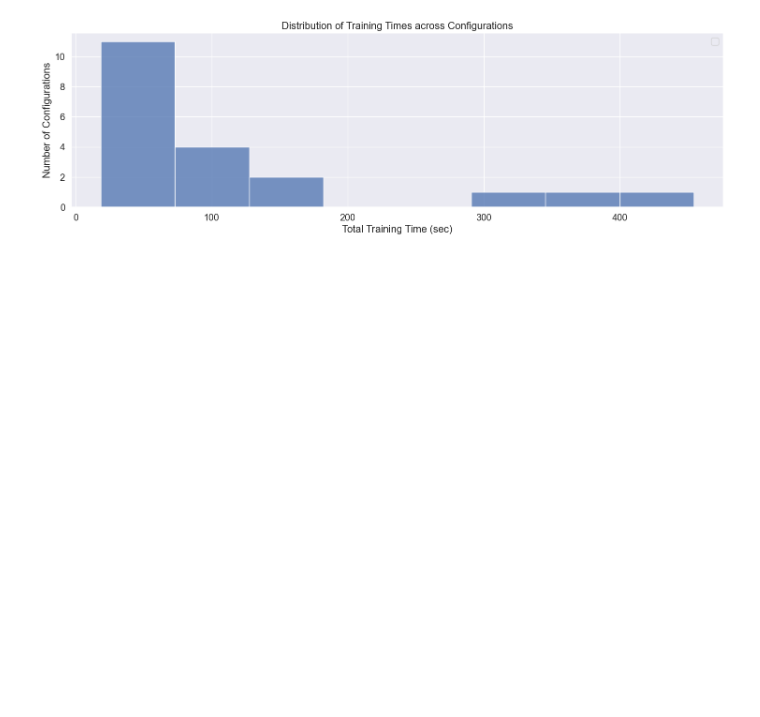
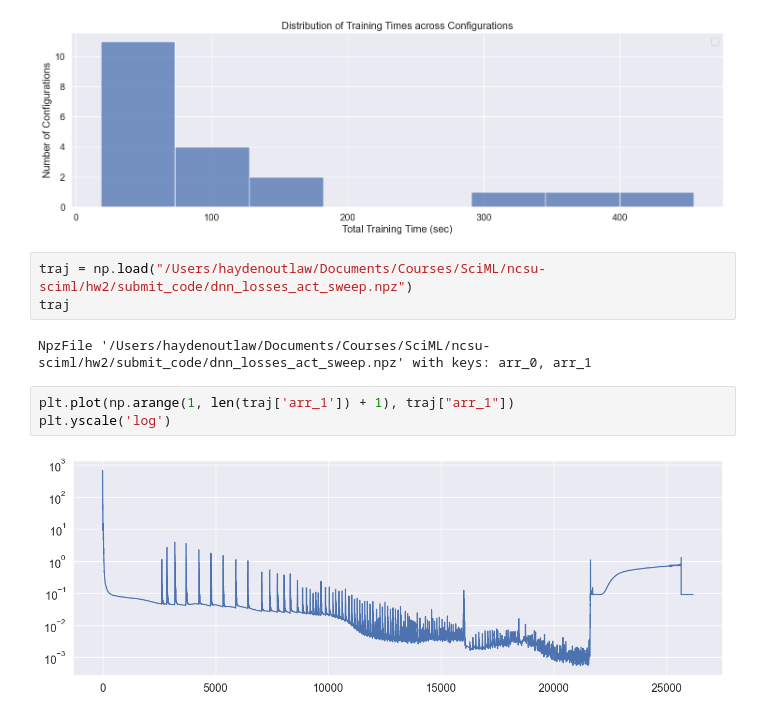
Before and after one commit to outlawhayden/ncsu-sciml, a Jupyter notebook: hw2/render_plots.ipynb, the cells around one changed output. Drawn from its saved outputs; the diff is of its cells as text; blank space fills up the shorter version.

```diff
--- a/hw2/render_plots.ipynb
+++ b/hw2/render_plots.ipynb
@@ -129,3 +129,13 @@ plt.savefig("hyperparam_experiment_times.png", dpi = 300)
 plt.show()
 # %% [output]
 [figure]
+# %%
+traj = np.load("/Users/haydenoutlaw/Documents/Courses/SciML/ncsu-sciml/hw2/submit_code/dnn_losses_act_sweep.npz")
+traj
+# %% [output]
+NpzFile '/Users/haydenoutlaw/Documents/Courses/SciML/ncsu-sciml/hw2/submit_code/dnn_losses_act_sweep.npz' with keys: arr_0, arr_1
+# %%
+plt.plot(np.arange(1, len(traj['arr_1']) + 1), traj["arr_1"])
+plt.yscale('log')
+# %% [output]
+[figure, added]
```
Also changed, not shown: 8 other files.
